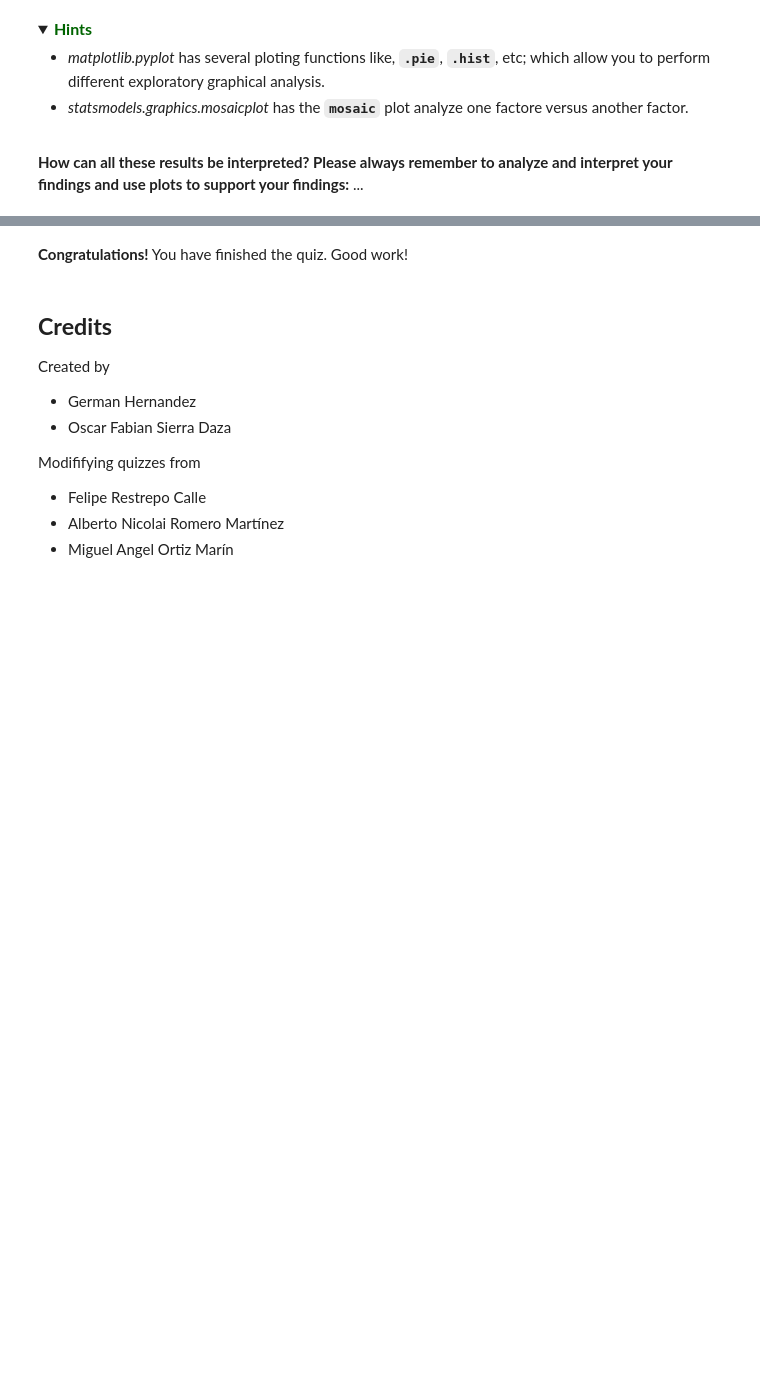
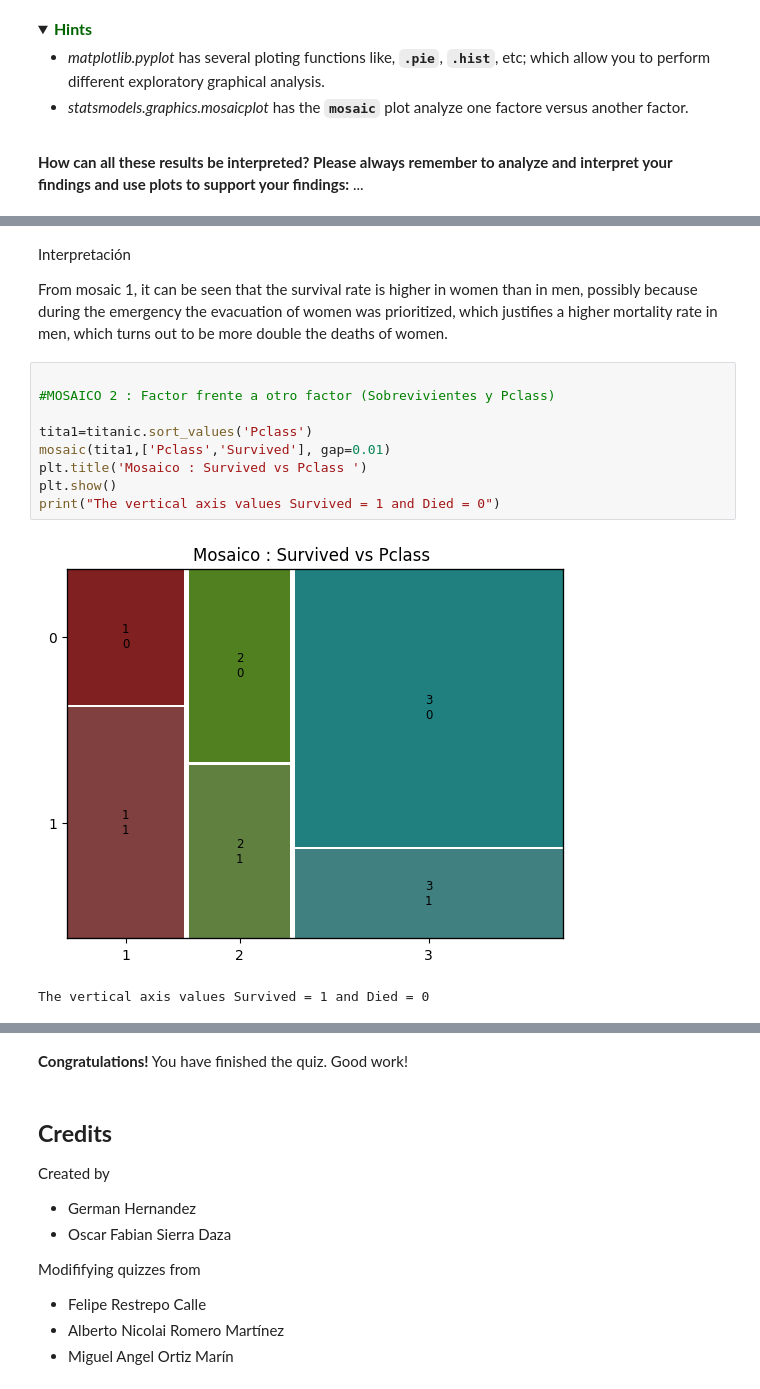
Before and after one commit to Rochy3/AlgorithmsUN2024II, a Jupyter notebook: Quiz2/rocsantofimiome_Quiz_2_Python_Pandas_UNCode.ipynb, the cells around one changed output, grey strips where cells are left out. Saved outputs shown, nothing was run; the diff lists cells and outputs as text; folded sections open; blank space fills up the shorter version.

```diff
--- a/Quiz2/rocsantofimiome_Quiz_2_Python_Pandas_UNCode.ipynb
+++ b/Quiz2/rocsantofimiome_Quiz_2_Python_Pandas_UNCode.ipynb
@@ -664,0 +764,16 @@ The output of the above cell should be:
+# %% [markdown]
+Interpretación
+
+From mosaic 1, it can be seen that the survival rate is higher in women than in men, possibly because during the emergency the evacuation of women was prioritized, which justifies a higher mortality rate in men, which turns out to be more double the deaths of women.
+# %%
+
+#MOSAICO 2 : Factor frente a otro factor (Sobrevivientes y Pclass)
+
+tita1=titanic.sort_values('Pclass')
+mosaic(tita1,['Pclass','Survived'], gap=0.01)
+plt.title('Mosaico : Survived vs Pclass ')
+plt.show()
+print("The vertical axis values Survived = 1 and Died = 0")
+# %% [output]
+[figure, added]
+The vertical axis values Survived = 1 and Died = 0
```
Also changed, not shown: parts of 30 cells of this notebook.
